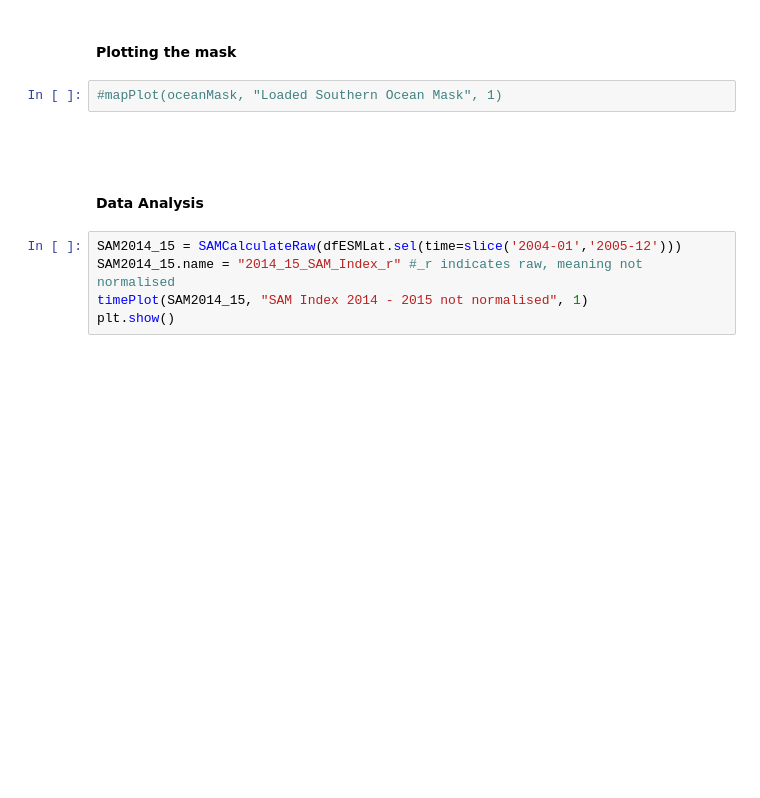
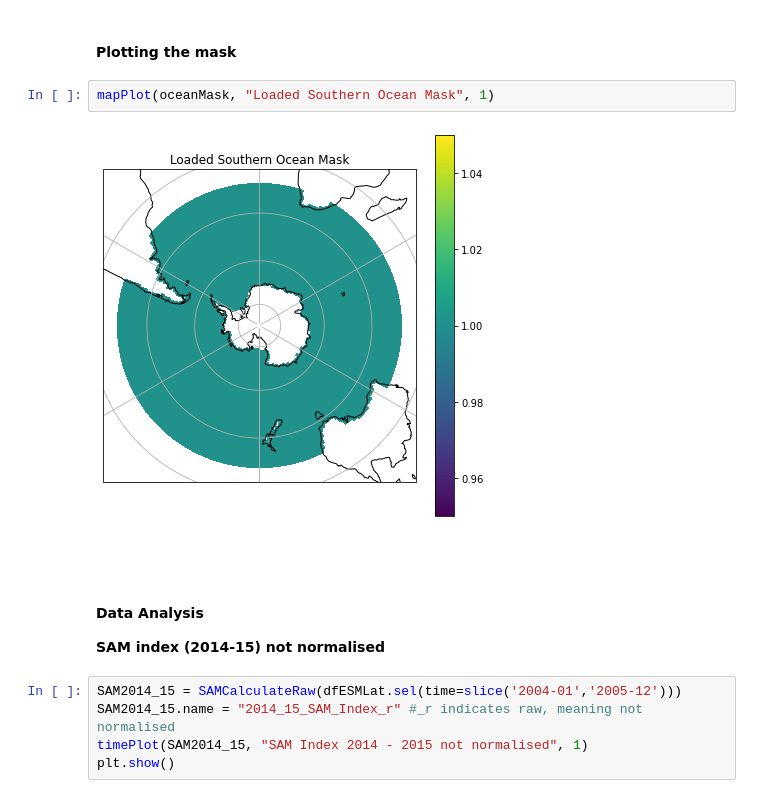
Before and after one commit to el1247/BAS_AI4ER_SAM, a Jupyter notebook: notebooks/exploratory/1.0_el_SAMAnalysis.ipynb, the cells around one changed output. Drawn from its saved outputs; the diff is of its cells as text; blank space fills up the shorter version.

Commit message:
SAM analysis

```diff
--- a/notebooks/exploratory/1.0_el_SAMAnalysis.ipynb
+++ b/notebooks/exploratory/1.0_el_SAMAnalysis.ipynb
@@ -188,11 +221,14 @@ Plotting functions defined
 # %% [markdown]
 #### Plotting the mask
 # %%
-#mapPlot(oceanMask, "Loaded Southern Ocean Mask", 1)
+mapPlot(oceanMask, "Loaded Southern Ocean Mask", 1)
+# %% [output]
+[figure, added]
 # %% [markdown]
 <br>
-# %% [markdown]
-#### Data Analysis
+# %% [markdown]
+#### Data Analysis
+<b>SAM index (2014-15) not normalised </b>
 # %%
 SAM2014_15 = SAMCalculateRaw(dfESMLat.sel(time=slice('2004-01','2005-12')))
 SAM2014_15.name = "2014_15_SAM_Index_r" #_r indicates raw, meaning not normalised
```
Also changed, not shown: parts of 20 cells of this notebook.
